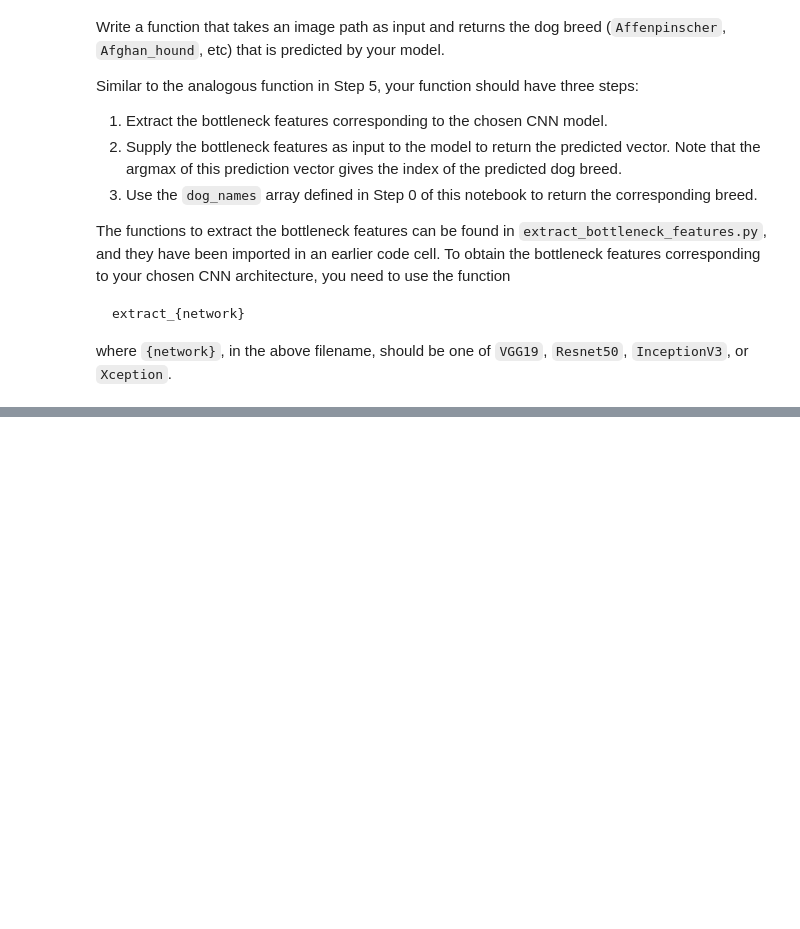
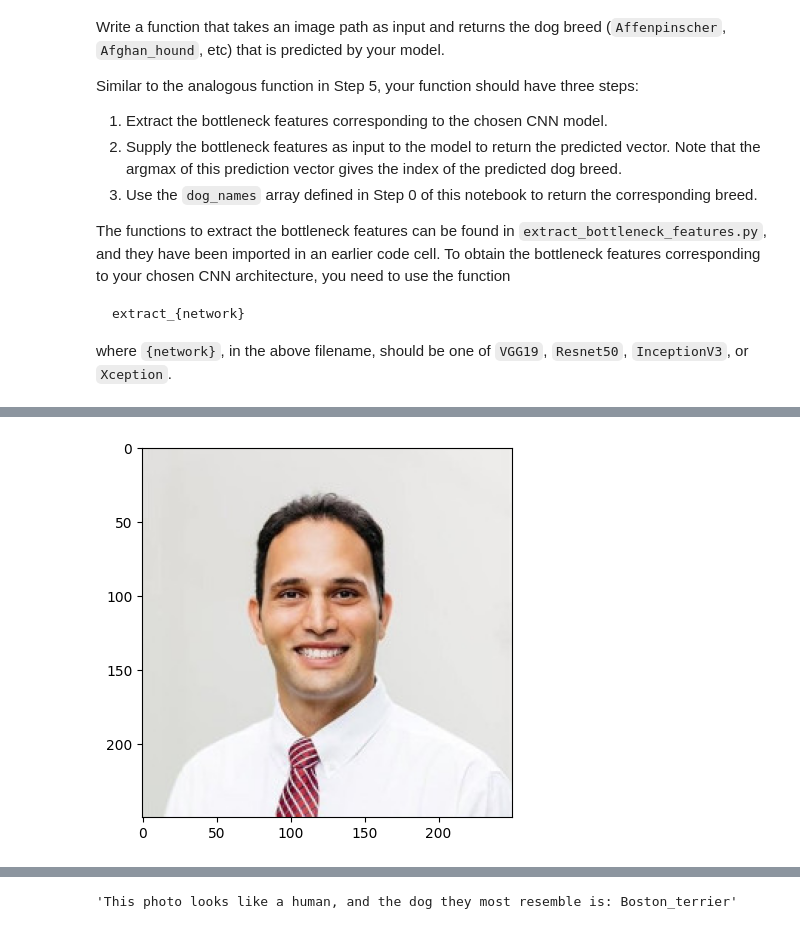
Before and after one commit to RealTimeShepherd/dog-breed-classifier, a Jupyter notebook: dog_app.ipynb, the cells around one changed output, grey strips where cells are left out. Saved outputs shown, nothing was run; the diff lists cells and outputs as text; code cells hidden in the pictures; blank space fills up the shorter version.

```diff
--- a/dog_app.ipynb
+++ b/dog_app.ipynb
@@ -820,0 +877,4 @@ __Answer:__
+# %%
+dogface_detector('C:\\git\\dog-breed-classifier\\test_images\\Reza.jpg')
+# %% [output]
+[figure, added]
@@ -820,0 +884 @@ __Answer:__
+'This photo looks like a human, and the dog they most resemble is: Boston_terrier'
```
Also changed, not shown: parts of 12 cells of this notebook, 7 other files.
